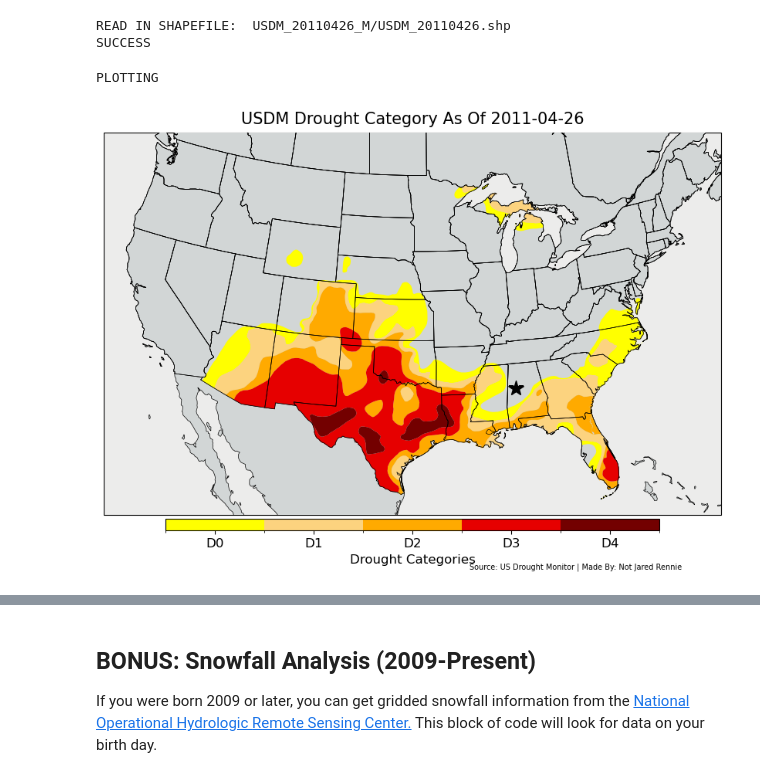
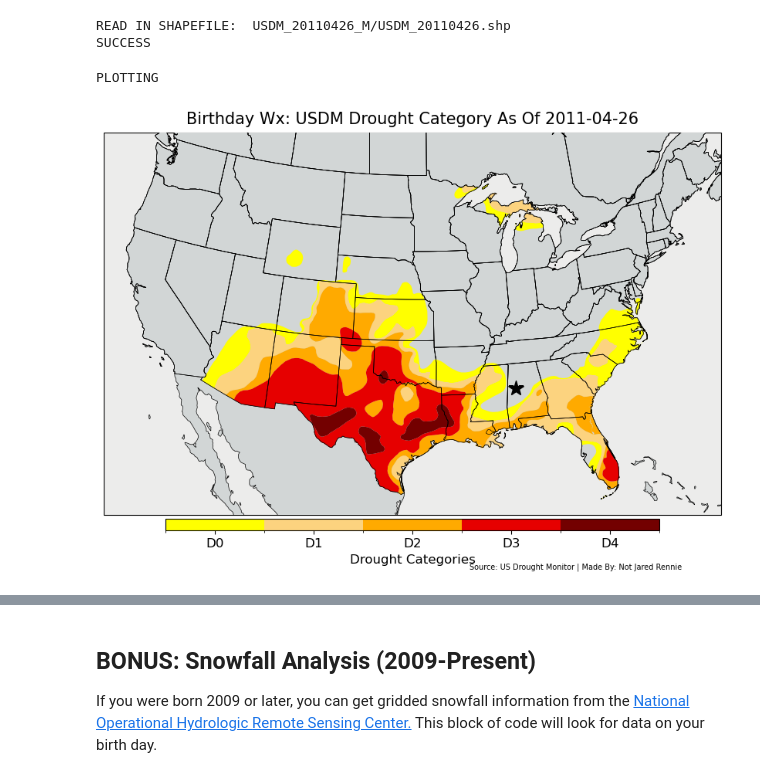
Before and after one commit to jjrennie/birthday-weather, a Jupyter notebook: birthdayWx.ipynb, the cells around one changed output, grey strips where cells are left out. Cells and saved outputs as stored; diff of their text form; code cells hidden in the pictures.

```diff
--- a/birthdayWx.ipynb
+++ b/birthdayWx.ipynb
@@ -106,7 +109,6 @@ try:
   ghcnhMeta = pd.read_csv(ghcnh_meta_url)
 except Exception as e:
   print('SOMETHING WENT WRONG: ',e)
-ghcnhMeta=ghcnhMeta[ghcnhMeta['STATE']==inState]
 ghcnhMeta=ghcnhMeta.sort_values(by='NAME')
 
 """
@@ -1226,32 +1425,32 @@ bounds = np.arange(cmap.N+1)
 norm = mpl.colors.BoundaryNorm(bounds, cmap.N)
 cax = fig.add_axes([0.1, -0.035, 0.8, 0.03])
 cbar = plt.colorbar(mpl.cm.ScalarMappable(cmap=cmap, norm=norm), cax=cax, boundaries=bounds, ticks=bounds, spacing='uniform', orientation='horizontal')
 
 # Define tick locations and labels
 labels=np.array(['D0','D1','D2','D3','D4'],dtype='str')
 tick_locations = np.arange(0.5, float(len(labels)+0.5), 1)  # Adjust the number of tick locations to match the number of boundaries
 cbar.set_ticks(tick_locations)
 cbar.set_ticklabels(labels)
 cbar.set_label('Drought Categories',size=12)
 cbar.ax.tick_params(labelsize=12)
 
 # Add Location
 ax.plot(stnLon, stnLat, marker='*', markersize=15, markeredgecolor='black', linestyle='-', color='black',transform=ccrs.PlateCarree(),zorder=101)
 
 # Add Titles
-plt.suptitle("USDM Drought Category As Of "+usdmDate.strftime("%Y-%m-%d"),size=15,color='black',y=1.05)
+plt.suptitle("Birthday Wx: USDM Drought Category As Of "+usdmDate.strftime("%Y-%m-%d"),size=15,color='black',y=1.05)
 plt.annotate('Source: US Drought Monitor | Made By: '+author,xy=(1.045, -3.51), xycoords='axes fraction', fontsize=7,color='black',horizontalalignment='right', verticalalignment='bottom')
 
 # Rm file
 shutil.rmtree(out_dir)
 
 # Remove some variables (to save memory)
 del geo_shapefile
 
 # Show Figure
 plt.show()
 plt.clf()
 plt.close()
 # %% [output]
 PLOTTING
-[figure, old version]
+[figure, new version]
```
Also changed, not shown: parts of 41 cells of this notebook, 1 other file.
